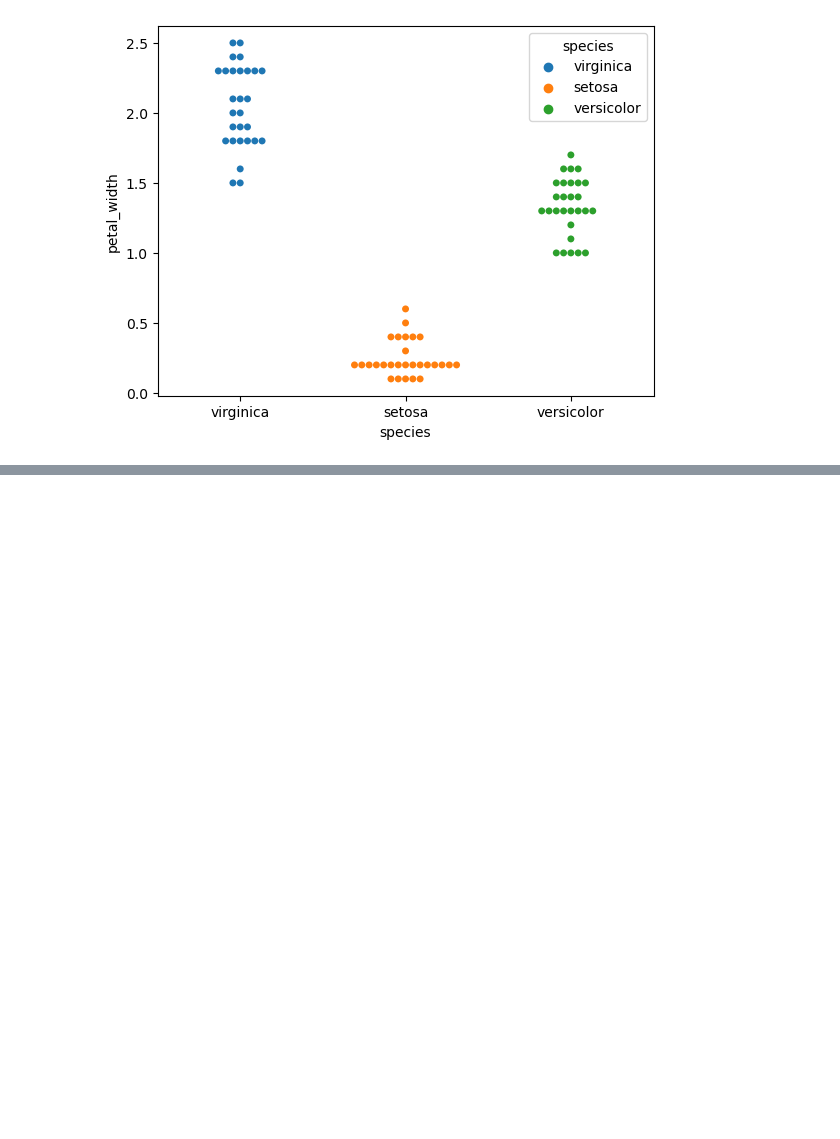
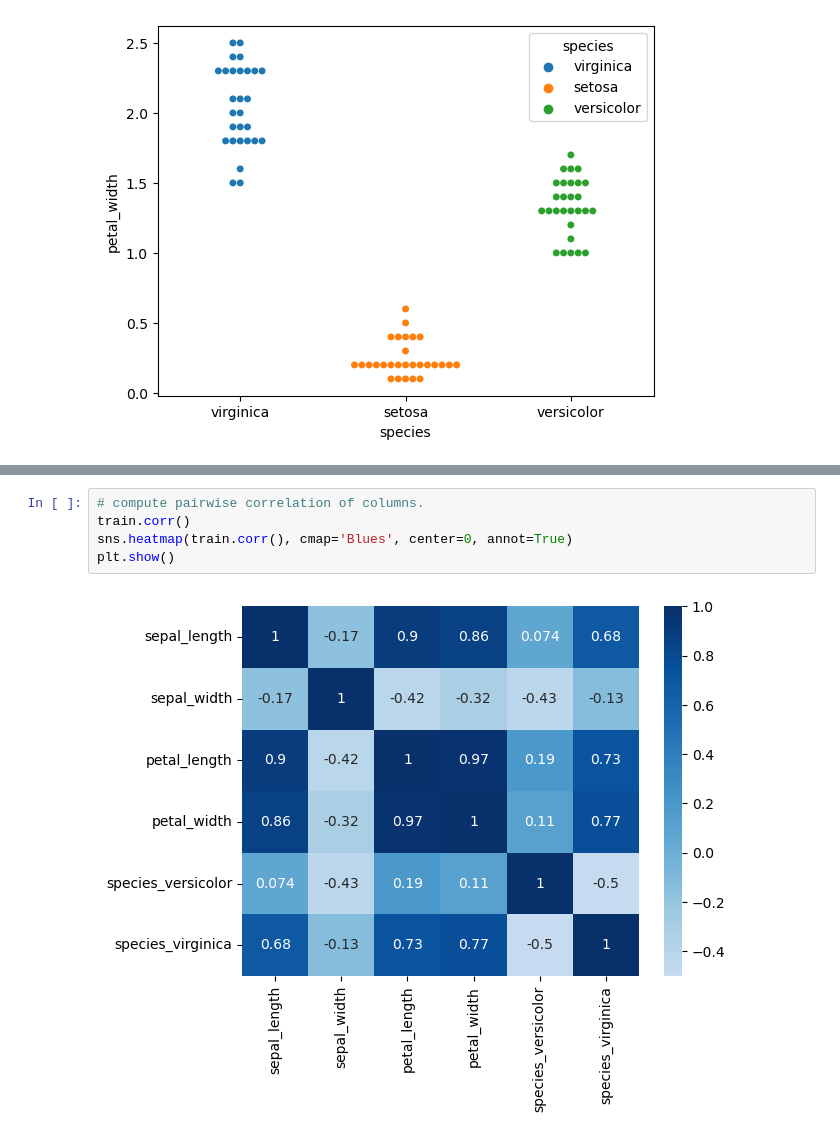
Before and after one commit to NikkideVries/classification-exercises, a Jupyter notebook: explore.ipynb, the cells around one changed output, grey strips where cells are left out. Cells and saved outputs as stored; diff of their text form; blank space fills up the shorter version.

```diff
--- a/explore.ipynb
+++ b/explore.ipynb
@@ -343,0 +359,7 @@ Comparision of petal_width with species
+# %%
+# compute pairwise correlation of columns.
+train.corr()
+sns.heatmap(train.corr(), cmap='Blues', center=0, annot=True)
+plt.show()
+# %% [output]
+[figure, added]
```
Also changed, not shown: parts of 22 cells of this notebook, 7 other files.
